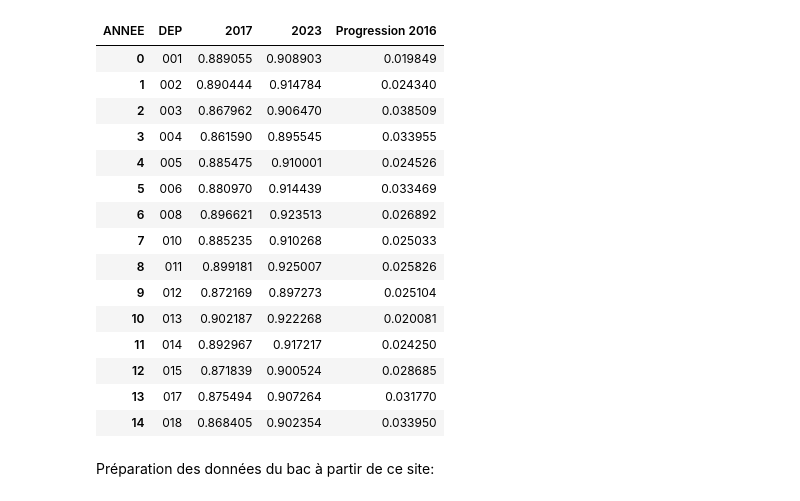
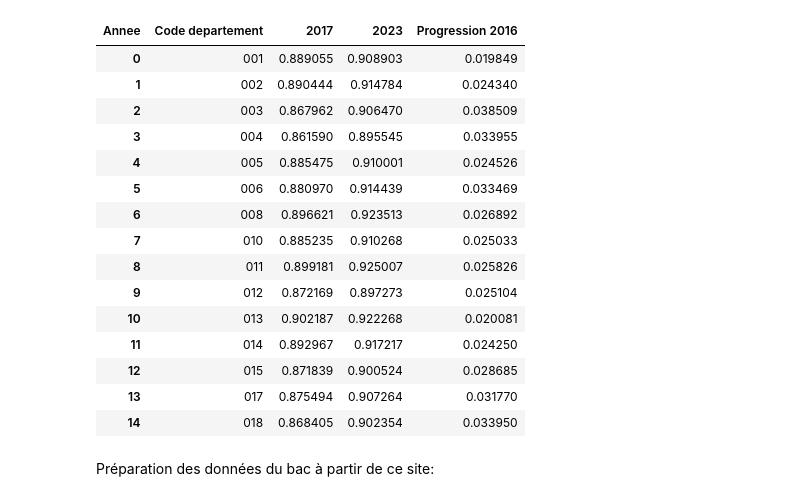
Before and after one commit to ma2nons/Projet-python, a Jupyter notebook: département/test_annees.ipynb, the cells around one changed output. Cells and saved outputs as stored; diff of their text form; code cells hidden in the pictures.

```diff
--- a/département/test_annees.ipynb
+++ b/département/test_annees.ipynb
@@ -75,10 +37,10 @@ emploi_dep = emploi.loc[emploi["PCS"] == "_T"] # on choisit de s'intéresser aux
 # Si on veut une analyse plus fine, on pourra dans un second temps regarder par PCS...
 emploi_dep = emploi_dep.reset_index(drop=True)
 emploi_dep = emploi_dep.rename(columns={
-    "TIME_PERIOD": "ANNEE",
-    "EMPSTA_ENQ":"STATUT",
-    "GEO":"DEP",
-    "OBS_VALUE": "POPULATION"
+    "TIME_PERIOD": "Annee",
+    "EMPSTA_ENQ":"Statut",
+    "GEO":"Code departement",
+    "OBS_VALUE": "Population"
 })
 
 emploi_dep= emploi_dep.drop(columns=["PCS"])
@@ -103,11 +65,11 @@ emploi_dep.head(20)
 | 18 | 2012 | 1 | 003 | 6.850123e+05 |
 | 19 | 2012 | 1T2 | 003 | 7.922593e+05 |
 # %%
-emploi_pivot = emploi_dep[emploi_dep['DEP'].str.len() == 3]
+emploi_pivot = emploi_dep[emploi_dep['Code departement'].str.len() == 3]
 emploi_pivot= emploi_pivot.pivot_table(
-    index=['ANNEE', 'DEP'],
-    columns='STATUT',
-    values='POPULATION').reset_index()
+    index=['Annee', 'Code departement'],
+    columns='Statut',
+    values='Population').reset_index()
 
 emploi_pivot.head(20)
 # %% [output]
@@ -129,7 +91,7 @@ emploi_pivot.head(20)
 | 18 | 2012 | 022 | 1.316053e+05 | 1.483171e+05 | 16711.766420 |
 | 19 | 2012 | 023 | 1.170674e+05 | 1.347271e+05 | 17659.734675 |
 # %%
-emploi_pivot["Taux_activite"]=emploi_pivot["1"]/emploi_pivot['1T2']
+emploi_pivot["Taux d'activite"]=emploi_pivot["1"]/emploi_pivot['1T2']
 emploi_pivot=emploi_pivot.drop(columns=["1","1T2","2"])
 emploi_pivot.head()
 # %% [output]
@@ -142,19 +104,19 @@ emploi_pivot.head()
 # %%
 # base avec un taux de progression entre 2017 et 2023 du taux d'activité par département
 
-emploi_prog_CT=emploi_pivot[["DEP","ANNEE","Taux_activite"]]
-emploi_prog_CT=emploi_prog_CT[(emploi_prog_CT["ANNEE"]==2017)| (emploi_prog_CT["ANNEE"]==2023)]
+emploi_prog_CT=emploi_pivot[["Code departement","Annee","Taux d'activite"]]
+emploi_prog_CT=emploi_prog_CT[(emploi_prog_CT["Annee"]==2017)| (emploi_prog_CT["Annee"]==2023)]
 
 emploi_prog_CT=emploi_prog_CT.pivot_table(
-    index=['DEP'],
-    columns='ANNEE',
-    values='Taux_activite').reset_index()
+    index=['Code departement'],
+    columns='Annee',
+    values="Taux d'activite").reset_index()
 
 emploi_prog_CT["Progression 2016"]=emploi_prog_CT[2023]-emploi_prog_CT[2017]
 
 emploi_prog_CT.head(15)
 # %% [output]
-| ANNEE | DEP | 2017 | 2023 | Progression 2016 |
+| Annee | Code departement | 2017 | 2023 | Progression 2016 |
 | 0 | 001 | 0.889055 | 0.908903 | 0.019849 |
 | 1 | 002 | 0.890444 | 0.914784 | 0.024340 |
 | 2 | 003 | 0.867962 | 0.906470 | 0.038509 |
```
Also changed, not shown: parts of 9 cells of this notebook.
